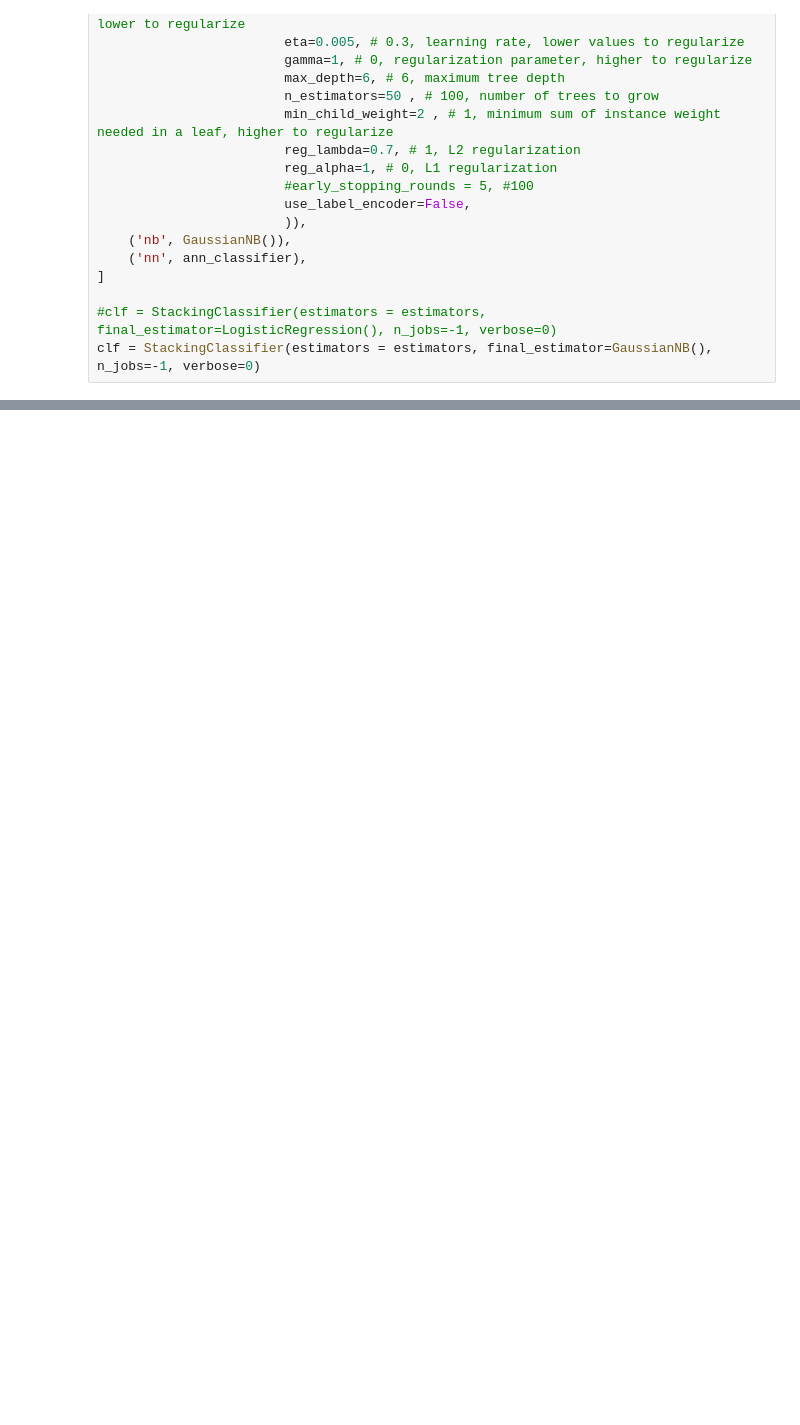
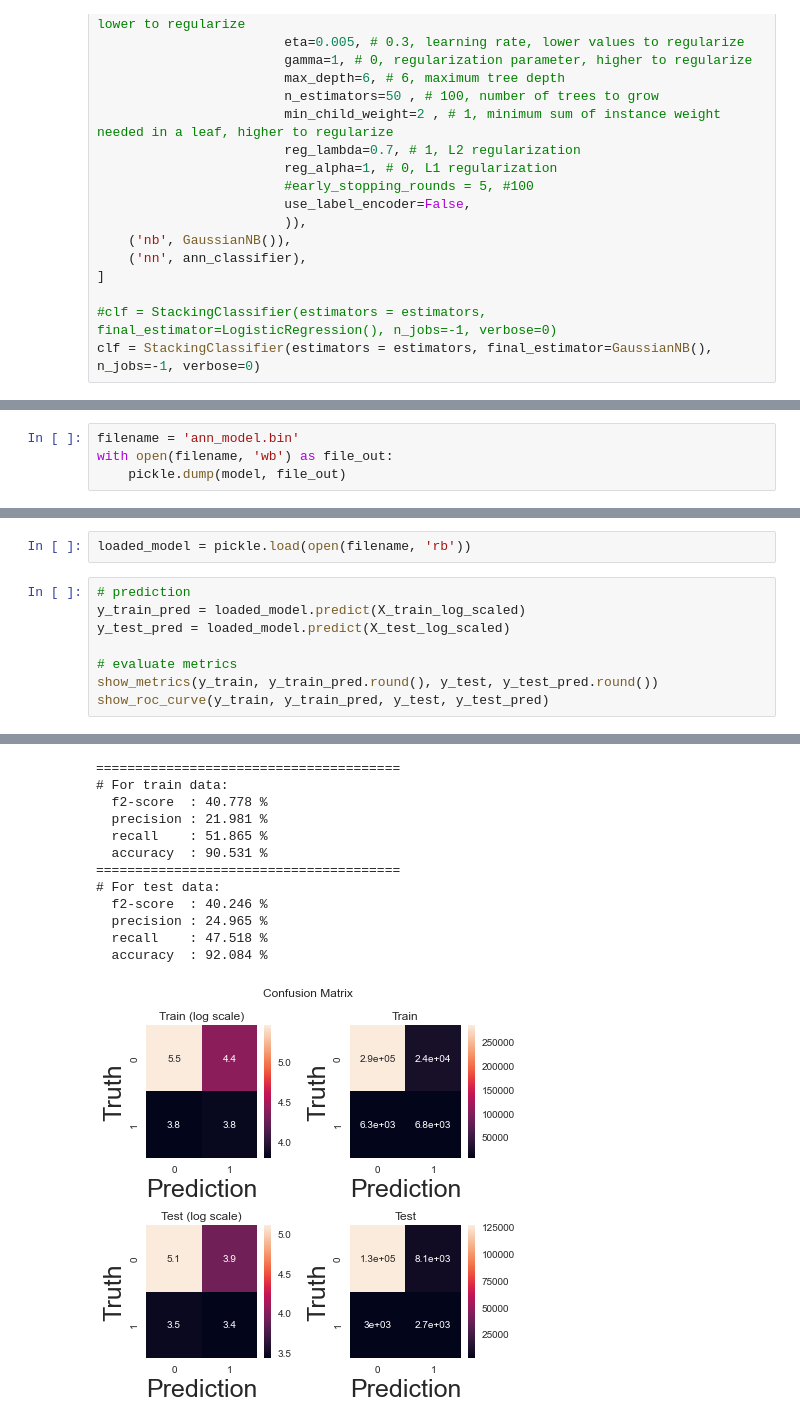
Before and after one commit to wcmphysics/DataScienceBootcamp-Capstone, a Jupyter notebook: notebooks/Stacking.ipynb, the cells around one changed output, grey strips where cells are left out. Saved outputs shown, nothing was run; the diff lists cells and outputs as text; blank space fills up the shorter version.

```diff
--- a/notebooks/Stacking.ipynb
+++ b/notebooks/Stacking.ipynb
@@ -521,0 +518,4 @@ show_roc_curve(y_train, y_train_pred, y_test, y_test_pred)
+# %%
+filename = 'ann_model.bin'
+with open(filename, 'wb') as file_out:
+    pickle.dump(model, file_out)
@@ -521,0 +525,11 @@ show_roc_curve(y_train, y_train_pred, y_test, y_test_pred)
+# %%
+loaded_model = pickle.load(open(filename, 'rb'))
+# %%
+# prediction
+y_train_pred = loaded_model.predict(X_train_log_scaled)
+y_test_pred = loaded_model.predict(X_test_log_scaled)
+
+# evaluate metrics
+show_metrics(y_train, y_train_pred.round(), y_test, y_test_pred.round())
+show_roc_curve(y_train, y_train_pred, y_test, y_test_pred)
+# %% [output]
@@ -521,0 +537,13 @@ show_roc_curve(y_train, y_train_pred, y_test, y_test_pred)
+=======================================
+# For train data:
+  f2-score  : 40.778 %
+  precision : 21.981 %
+  recall    : 51.865 %
+  accuracy  : 90.531 %
+=======================================
+# For test data:
+  f2-score  : 40.246 %
+  precision : 24.965 %
+  recall    : 47.518 %
+  accuracy  : 92.084 %
+[figure, added]
```
Also changed, not shown: parts of 13 cells of this notebook.
